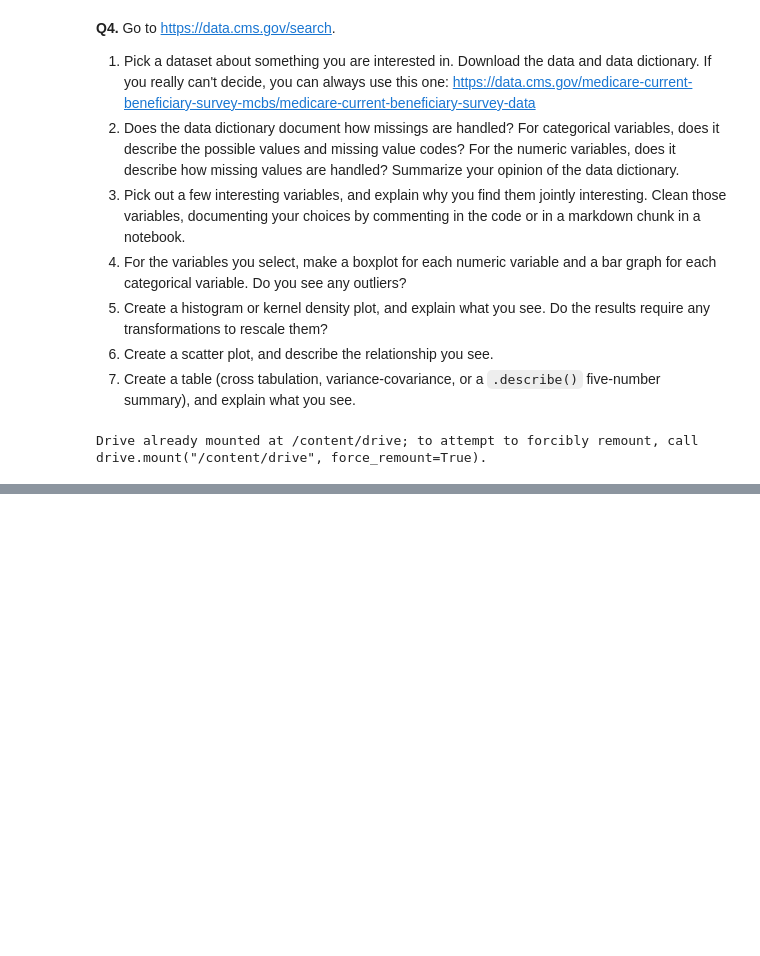
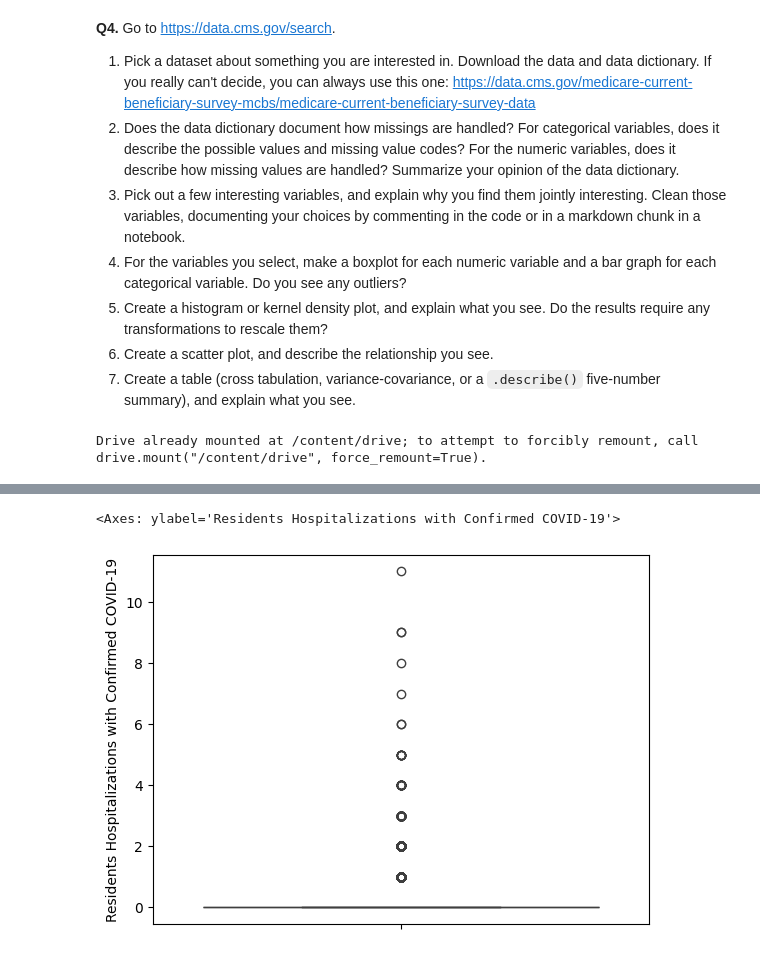
Before and after one commit to ejstew21/visualization, a Jupyter notebook: assignment/assignment.ipynb, the cells around one changed output, grey strips where cells are left out. Drawn from its saved outputs; the diff is of its cells as text; code cells hidden in the pictures; blank space fills up the shorter version.

```diff
--- a/assignment/assignment.ipynb
+++ b/assignment/assignment.ipynb
@@ -236,0 +251,15 @@ covid_df = pd.read_csv('/content/drive/MyDrive/COVID-19 Nursing Home Data 02.04.
+# %%
+# Percentage of Current Healthcare Personnel Up to Date with COVID-19 Vaccines
+# and Residents Hospitalizations with Confirmed COVID-19
+# I think these are jointly interesting because I would guess that there is a negative relationship
+# between COVID-19 hospitalizations and healthcare personnel vaccinations.
+percent_vacc = covid_df['Percentage of Current Healthcare Personnel Up to Date with COVID-19 Vaccines']
+print(percent_vacc.size)
+print(percent_vacc.isnull().sum())
+# Because I can't infer much from the data dictionary, I am going to drop null values.
+percent_vacc = percent_vacc.dropna()
+resident_hosp = covid_df['Residents Hospitalizations with Confirmed COVID-19']
+print(resident_hosp.value_counts())
+print(resident_hosp.isnull().sum())
+# Again, just going to drop missing values here
+resident_hosp = resident_hosp.dropna()
@@ -236,0 +282,6 @@ covid_df = pd.read_csv('/content/drive/MyDrive/COVID-19 Nursing Home Data 02.04.
+# %%
+sns.boxplot(resident_hosp)
+# These values are all outliers because the mean is heavily weighted towards 0
+# %% [output]
+<Axes: ylabel='Residents Hospitalizations with Confirmed COVID-19'>
+[figure, added]
```
Also changed, not shown: parts of 11 cells of this notebook.
